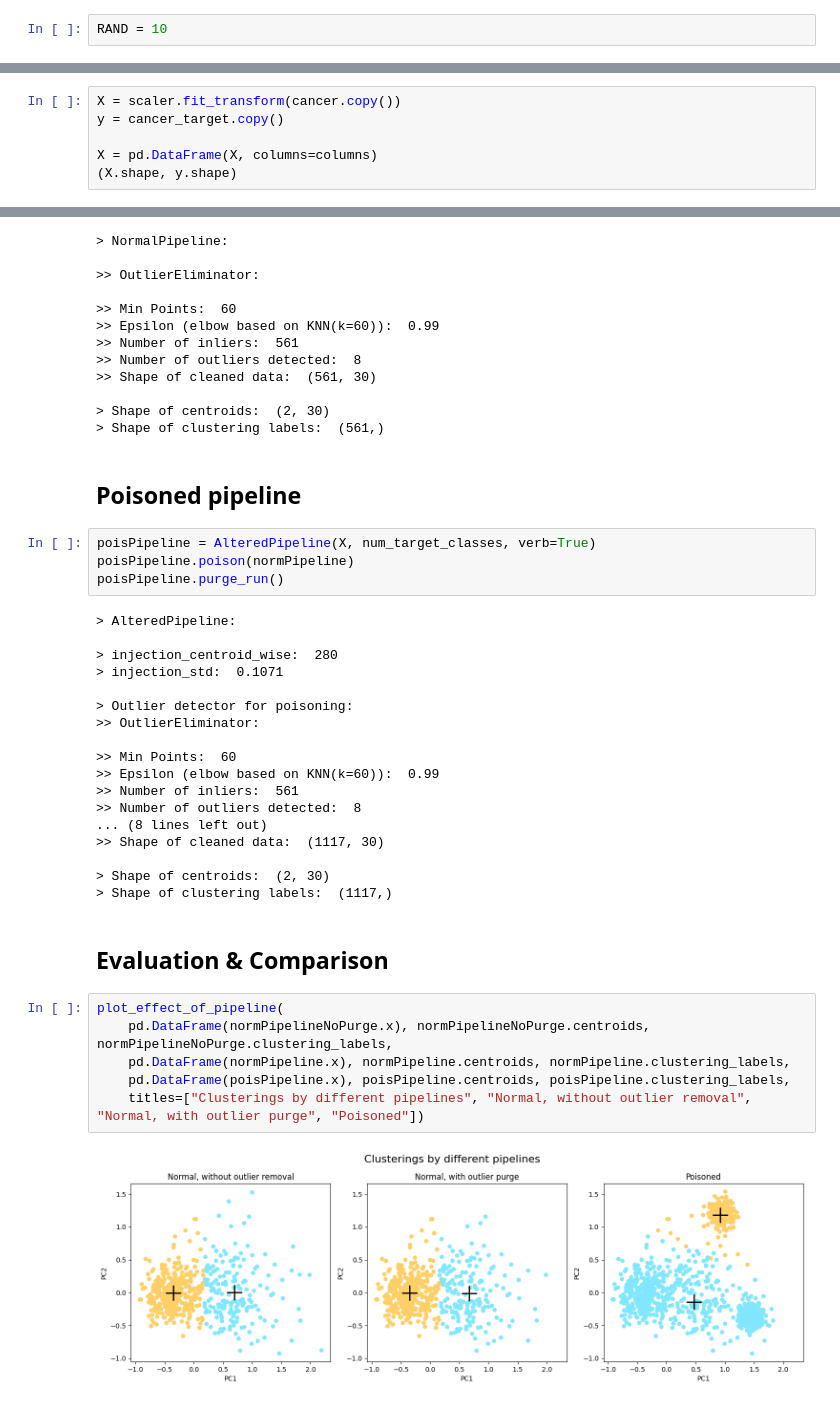
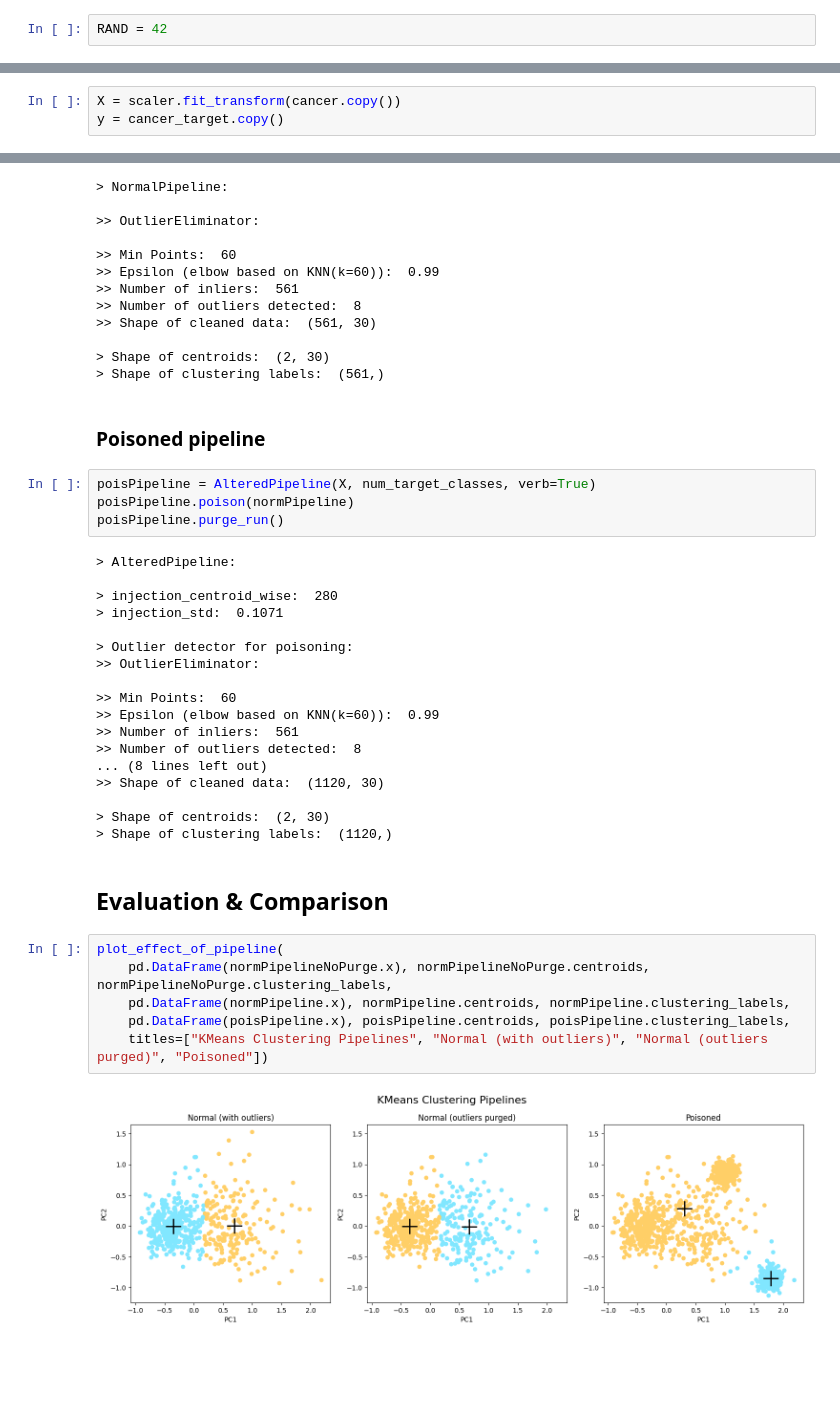
Before and after one commit to Poison-Cluster/poison-cluster, a Jupyter notebook: synthetic_injection/mimicry_based_attack_(Breast_cancer).ipynb, the cells around one changed output, grey strips where cells are left out. Saved outputs shown, nothing was run; the diff lists cells and outputs as text; blank space fills up the shorter version.

```diff
--- a/synthetic_injection/mimicry_based_attack_(Breast_cancer).ipynb
+++ b/synthetic_injection/mimicry_based_attack_(Breast_cancer).ipynb
@@ -53,3 +41,3 @@ from sklearn.metrics import silhouette_score
 from sklearn.decomposition import PCA
 # %%
-RAND = 10
+RAND = 42
@@ -133,6 +116,3 @@ scaler = MinMaxScaler()
 # %%
 X = scaler.fit_transform(cancer.copy())
 y = cancer_target.copy()
-
-X = pd.DataFrame(X, columns=columns)
-(X.shape, y.shape)
@@ -394,7 +391,7 @@ normPipeline.purge_run()
 > Shape of centroids:  (2, 30)
 > Shape of clustering labels:  (561,)
 # %% [markdown]
-## Poisoned pipeline
+### Poisoned pipeline
 # %%
 poisPipeline = AlteredPipeline(X, num_target_classes, verb=True)
 poisPipeline.poison(normPipeline)
@@ -413,17 +410,17 @@ poisPipeline.purge_run()
 >> Number of inliers:  561
 >> Number of outliers detected:  8
 ... (8 lines left out)
->> Shape of cleaned data:  (1117, 30)
+>> Shape of cleaned data:  (1120, 30)
 
 > Shape of centroids:  (2, 30)
-> Shape of clustering labels:  (1117,)
+> Shape of clustering labels:  (1120,)
 # %% [markdown]
 ## Evaluation & Comparison
 # %%
 plot_effect_of_pipeline(
     pd.DataFrame(normPipelineNoPurge.x), normPipelineNoPurge.centroids, normPipelineNoPurge.clustering_labels,
     pd.DataFrame(normPipeline.x), normPipeline.centroids, normPipeline.clustering_labels,
     pd.DataFrame(poisPipeline.x), poisPipeline.centroids, poisPipeline.clustering_labels,
-    titles=["Clusterings by different pipelines", "Normal, without outlier removal", "Normal, with outlier purge", "Poisoned"])
+    titles=["KMeans Clustering Pipelines", "Normal (with outliers)", "Normal (outliers purged)", "Poisoned"])
 # %% [output]
-[figure, old version]
+[figure, new version]
```
Also changed, not shown: parts of 12 cells of this notebook, 1 other file.
